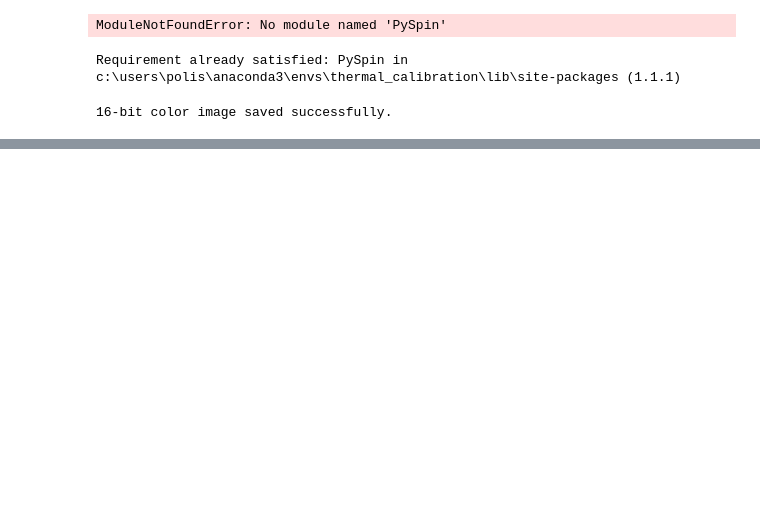
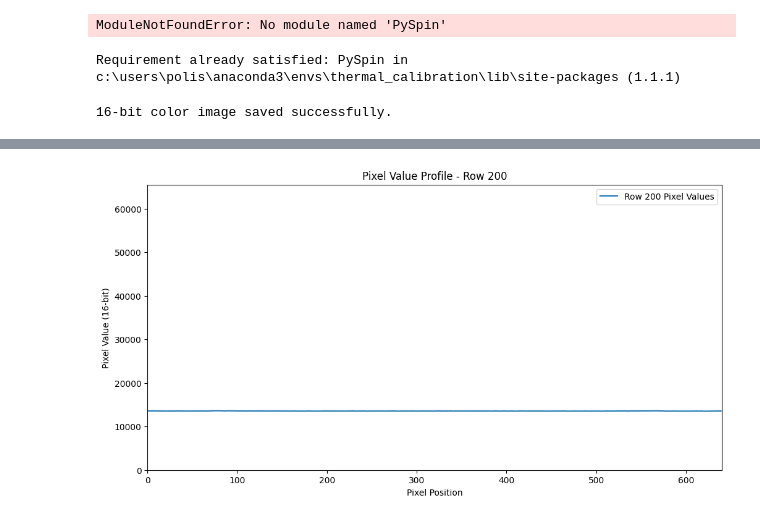
Before and after one commit to spsaswat/APPF_FLIR, a Jupyter notebook: SensorCommunication/gantry_communication_code.ipynb, the cells around one changed output, grey strips where cells are left out. Drawn from its saved outputs; the diff is of its cells as text; code cells hidden in the pictures; blank space fills up the shorter version.

```diff
--- a/SensorCommunication/gantry_communication_code.ipynb
+++ b/SensorCommunication/gantry_communication_code.ipynb
@@ -276,0 +293,28 @@ plt.show()
+# %%
+import cv2
+import numpy as np
+import matplotlib.pyplot as plt
+
+def plot_pixel_line_profile(image, row=0):
+    # Extract the pixel values along the specified row
+    pixel_values = image[row, :]
+
+    # Plot the pixel values
+    plt.figure(figsize=(12, 6))
+    plt.plot(pixel_values, label=f'Row {row} Pixel Values')
+    plt.title(f'Pixel Value Profile - Row {row}')
+    plt.xlabel('Pixel Position')
+    plt.ylabel('Pixel Value (16-bit)')
+    plt.xlim([0, image.shape[1]])
+    plt.ylim([0, 65535])
+    plt.legend()
+    plt.show()
+
+# Load the original image
+image_path = "../SensorCommunication/Acquisition/calib_data_2/calib_data_2/20240822-125442/Acquisition-1054.tiff"
+original_image = cv2.imread(image_path, cv2.IMREAD_UNCHANGED)
+
+# Plot the pixel value profile for a specific row
+plot_pixel_line_profile(original_image, row=200)
+# %% [output]
+[figure, added]
```
Also changed, not shown: parts of 1 cell of this notebook, 17 other files.
